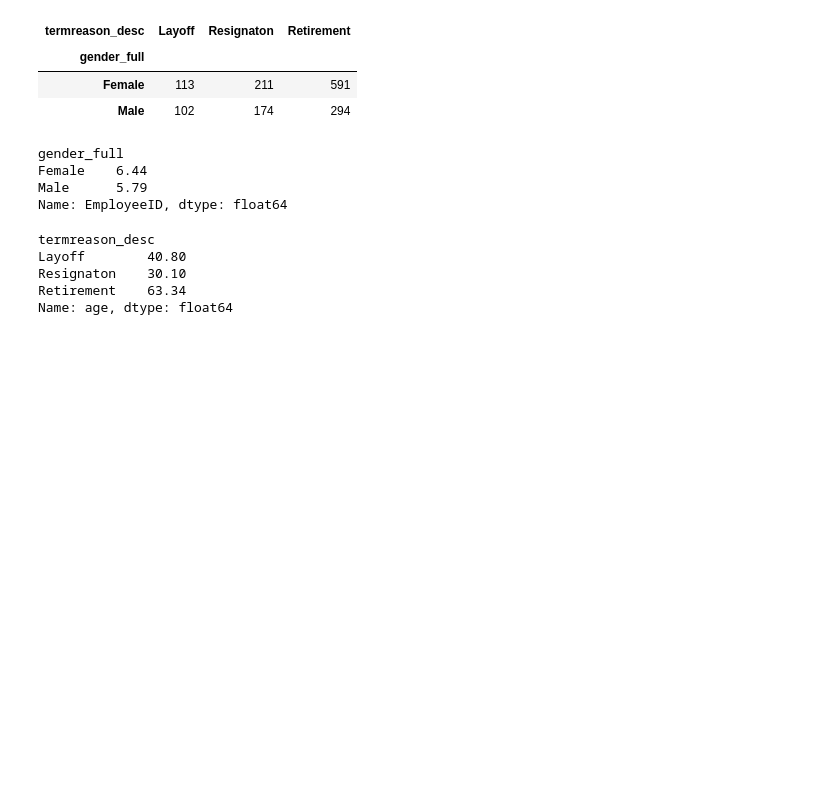
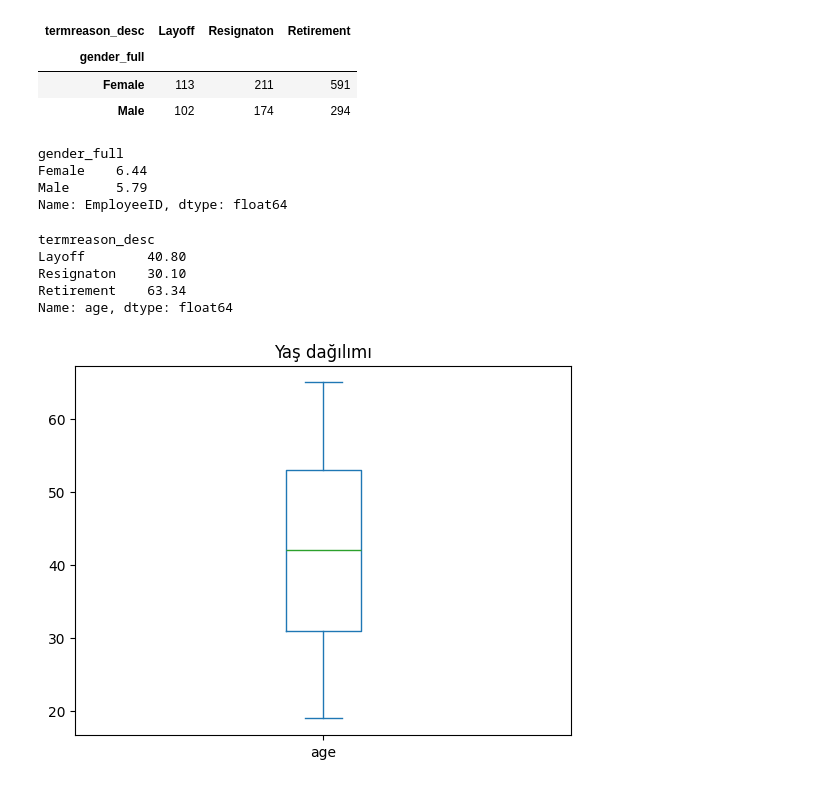
Before and after one commit to nazlican-engineer/Mercek, a Jupyter notebook: notebooks/01_analiz.ipynb, the cells around one changed output. Drawn from its saved outputs; the diff is of its cells as text; code cells hidden in the pictures; blank space fills up the shorter version.

Commit message:
Inspect age outliers with a box plot

```diff
--- a/notebooks/01_analiz.ipynb
+++ b/notebooks/01_analiz.ipynb
@@ -459,3 +459,9 @@ Layoff        40.80
 Resignaton    30.10
 Retirement    63.34
 Name: age, dtype: float64
+# %%
+df["age"].plot.box()
+plt.title("Yaş dağılımı")
+plt.show()
+# %% [output]
+[figure, added]
```
